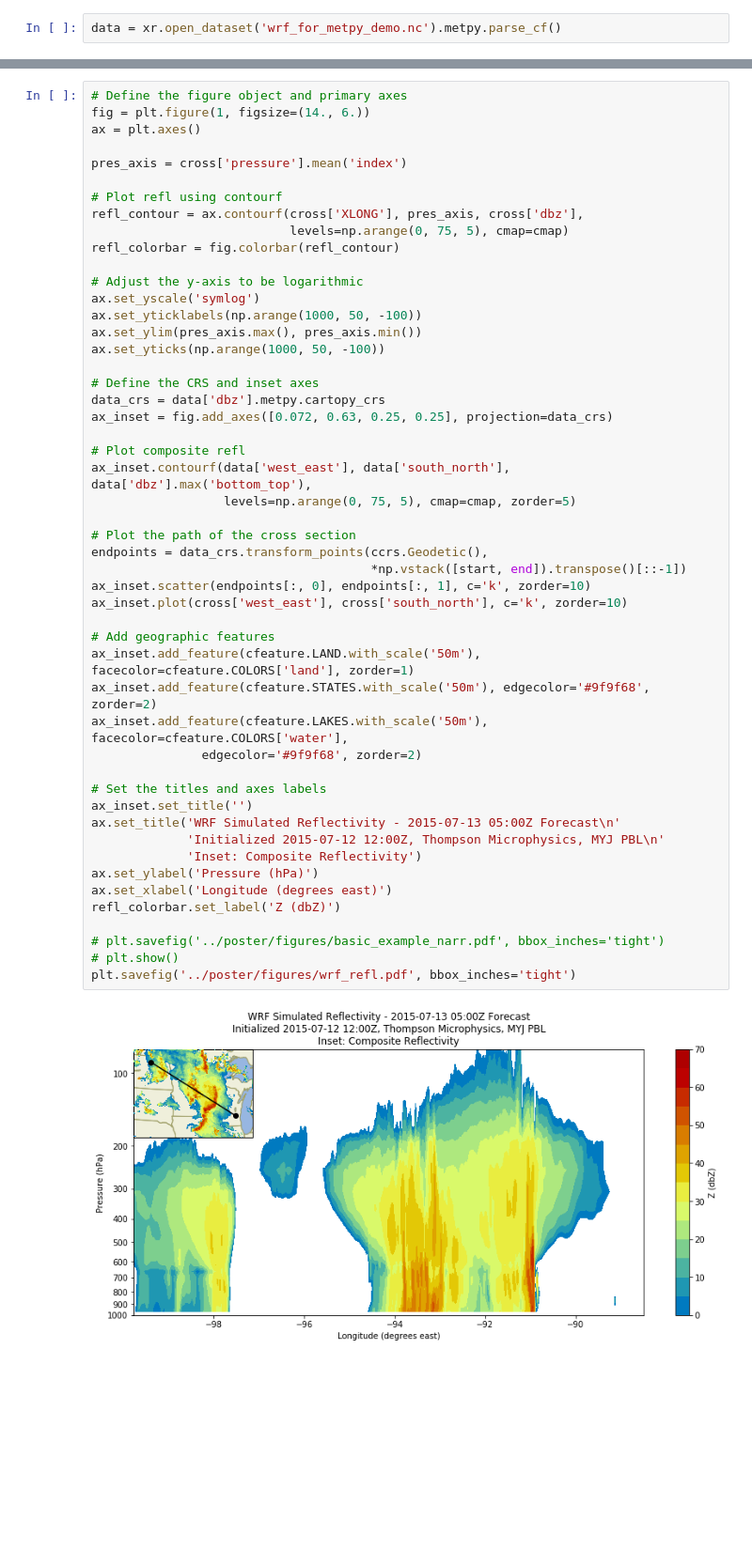
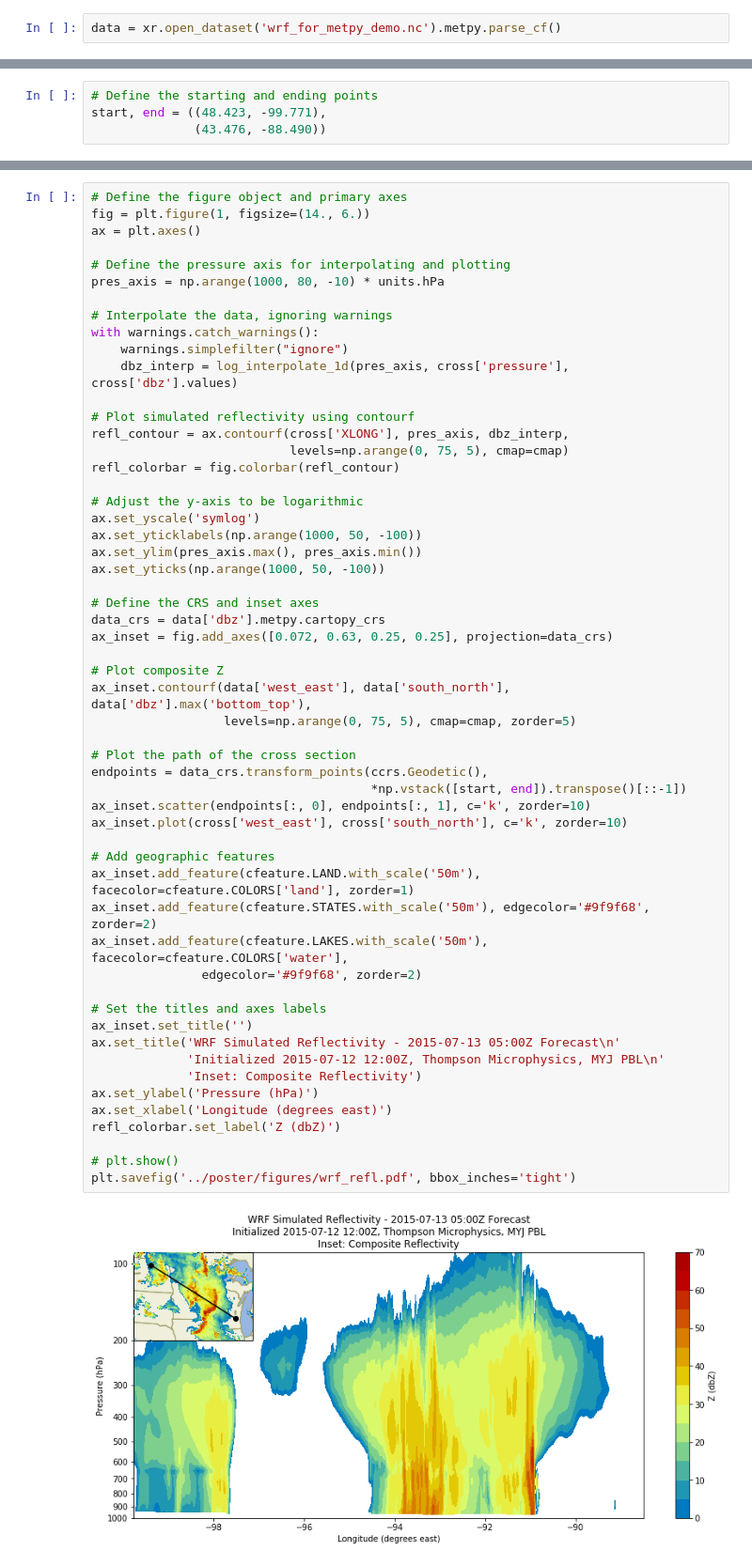
Before and after one commit to jthielen/metpy_cross_section_ams_2019, a Jupyter notebook: notebooks/wrf_mcs_demo.ipynb, the cells around one changed output, grey strips where cells are left out. Shown at 94% size. Drawn from its saved outputs; the diff is of its cells as text; blank space fills up the shorter version.

```diff
--- a/notebooks/wrf_mcs_demo.ipynb
+++ b/notebooks/wrf_mcs_demo.ipynb
@@ -108,0 +62,4 @@ Coordinates:
+# %%
+# Define the starting and ending points
+start, end = ((48.423, -99.771),
+              (43.476, -88.490))
@@ -111,10 +90,16 @@ Coordinates:
 fig = plt.figure(1, figsize=(14., 6.))
 ax = plt.axes()
 
-pres_axis = cross['pressure'].mean('index')
+# Define the pressure axis for interpolating and plotting
+pres_axis = np.arange(1000, 80, -10) * units.hPa
 
-# Plot refl using contourf
-refl_contour = ax.contourf(cross['XLONG'], pres_axis, cross['dbz'],
+# Interpolate the data, ignoring warnings
+with warnings.catch_warnings():
+    warnings.simplefilter("ignore")
+    dbz_interp = log_interpolate_1d(pres_axis, cross['pressure'], cross['dbz'].values)
+
+# Plot simulated reflectivity using contourf
+refl_contour = ax.contourf(cross['XLONG'], pres_axis, dbz_interp,
                            levels=np.arange(0, 75, 5), cmap=cmap)
 refl_colorbar = fig.colorbar(refl_contour)
 
@@ -128,33 +113,32 @@ ax.set_yticks(np.arange(1000, 50, -100))
 data_crs = data['dbz'].metpy.cartopy_crs
 ax_inset = fig.add_axes([0.072, 0.63, 0.25, 0.25], projection=data_crs)
 
-# Plot composite refl
+# Plot composite Z
 ax_inset.contourf(data['west_east'], data['south_north'], data['dbz'].max('bottom_top'),
                   levels=np.arange(0, 75, 5), cmap=cmap, zorder=5)
 
 # Plot the path of the cross section
 endpoints = data_crs.transform_points(ccrs.Geodetic(),
                                       *np.vstack([start, end]).transpose()[::-1])
 ax_inset.scatter(endpoints[:, 0], endpoints[:, 1], c='k', zorder=10)
 ax_inset.plot(cross['west_east'], cross['south_north'], c='k', zorder=10)
 
 # Add geographic features
 ax_inset.add_feature(cfeature.LAND.with_scale('50m'), facecolor=cfeature.COLORS['land'], zorder=1)
 ax_inset.add_feature(cfeature.STATES.with_scale('50m'), edgecolor='#9f9f68', zorder=2)
 ax_inset.add_feature(cfeature.LAKES.with_scale('50m'), facecolor=cfeature.COLORS['water'],
                edgecolor='#9f9f68', zorder=2)
 
 # Set the titles and axes labels
 ax_inset.set_title('')
 ax.set_title('WRF Simulated Reflectivity - 2015-07-13 05:00Z Forecast\n'
              'Initialized 2015-07-12 12:00Z, Thompson Microphysics, MYJ PBL\n'
              'Inset: Composite Reflectivity')
 ax.set_ylabel('Pressure (hPa)')
 ax.set_xlabel('Longitude (degrees east)')
 refl_colorbar.set_label('Z (dbZ)')
 
-# plt.savefig('../poster/figures/basic_example_narr.pdf', bbox_inches='tight')
 # plt.show()
 plt.savefig('../poster/figures/wrf_refl.pdf', bbox_inches='tight')
 # %% [output]
-[figure, old version]
+[figure, new version]
```
Also changed, not shown: parts of 14 cells of this notebook, 1 other file.
